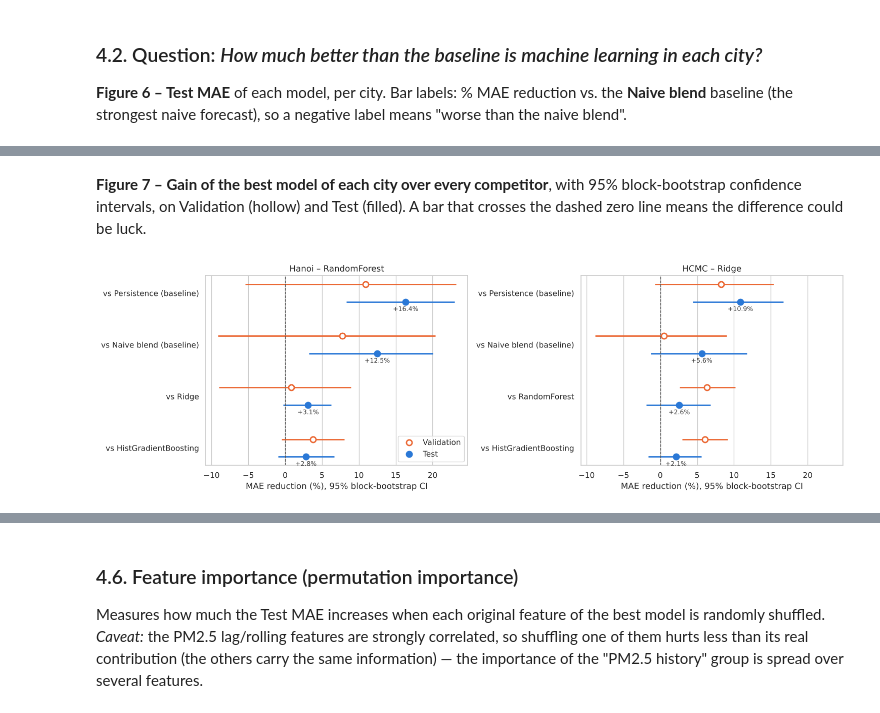
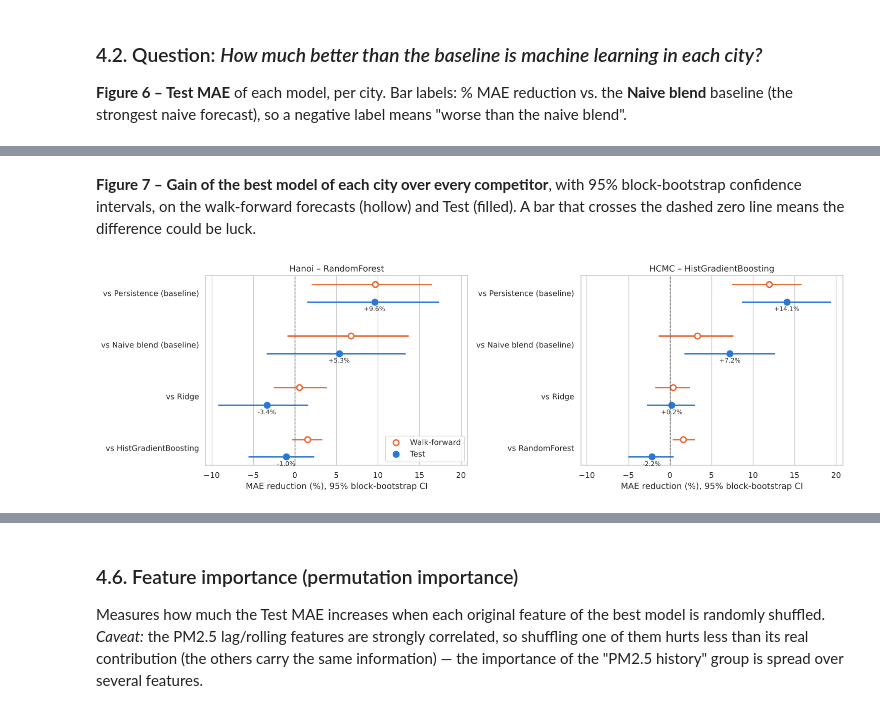
Before and after one commit to perckgg/NTLT, a Jupyter notebook: 03_TimeSeries/result/03_TimeSeries_Air_Quality_executed.ipynb, the cells around one changed output, grey strips where cells are left out. Cells and saved outputs as stored; diff of their text form; code cells hidden in the pictures.

```diff
--- a/03_TimeSeries/result/03_TimeSeries_Air_Quality_executed.ipynb
+++ b/03_TimeSeries/result/03_TimeSeries_Air_Quality_executed.ipynb
@@ -850,0 +913,14 @@ display(val_table.reindex(columns=list(CITY_FILES), level=1).reindex(list(make_m
+# %%
+wf_results = pd.concat([f.walk_forward() for f in forecasters.values()], ignore_index=True)
+wf_table = wf_results.pivot(index='model', columns='city', values=['MAE', 'RMSE', 'R2'])
+display(wf_table.reindex(columns=list(CITY_FILES), level=1).reindex(list(make_models())).round(3))
+
+ml_wf = wf_results[~wf_results.model.isin(BASELINES)]
+best_model = ml_wf.loc[ml_wf.groupby('city')['MAE'].idxmin()].set_index('city')['model']
+print('Best model (lowest pooled walk-forward MAE among the ML models):', best_model.to_dict())
+
+for city, f in forecasters.items():
+    w_per_fold = {}
+    for month, train, val in walk_forward_folds(f.dev):
+        w_per_fold[str(month)] = clone(f.models['Naive blend (baseline)']).fit(train[FEATURES], train[TARGET]).w_
+    print(f'{city} – Naive blend weight w learned in each fold:', w_per_fold)
@@ -864,9 +1004,7 @@ display(test_results.set_index(['city', 'model']).style.format(
     {'MAE': '{:.2f}', 'RMSE': '{:.2f}', 'R2': '{:.3f}', 'MAE vs Persistence': '{:+.1%}', 'MAE vs Naive blend': '{:+.1%}'}))
 print('Test:', {c: f.test.index.min().strftime('%Y-%m-%d') + ' → ' + f.test.index.max().strftime('%Y-%m-%d')
                 for c, f in forecasters.items()})
-ml_val = val_results[~val_results.model.isin(BASELINES)]
-best_model = ml_val.loc[ml_val.groupby('city')['MAE'].idxmin()].set_index('city')['model']
-print('Best model (chosen on Validation):', best_model.to_dict())
+print('Best model (chosen by walk-forward validation, Section 3.2):', best_model.to_dict())
 # %% [output]
 |  |  | MAE | RMSE | R2 | MAE vs Persistence | MAE vs Naive blend |
 | city | model |  |  |  |  |  |
@@ -953,12 +1075,12 @@ stationary within the Test period.
 BLOCK_DAYS = 3
 N_BOOT = 2000
 
-# Block-length check on Validation: autocorrelation of the daily mean |error| difference (best model − Naive blend)
+# Block-length check on the walk-forward forecasts: autocorrelation of the daily mean |error| difference (best model − Naive blend)
 for city, f in forecasters.items():
-    p = f.val_predictions
+    p = f.wf_predictions
     diff = (p[best_model[city]] - p['actual']).abs() - (p['Naive blend (baseline)'] - p['actual']).abs()
     daily_diff = diff.groupby((diff.index + pd.Timedelta(hours=HORIZON)).floor('D')).mean().asfreq('D')
-    print(f'{city} (Validation): autocorrelation of the daily error difference at lag 1/2/3 days = '
+    print(f'{city} (walk-forward): autocorrelation of the daily error difference at lag 1/2/3 days = '
           + ' / '.join(f'{daily_diff.autocorr(k):.2f}' for k in (1, 2, 3)))
 
 
@@ -987,7 +1109,7 @@ def competitors(city):
 
 rows = []
 for city, f in forecasters.items():
-    for set_name, preds in [('Validation', f.val_predictions), ('Test', f.test_predictions)]:
+    for set_name, preds in [('Walk-forward', f.wf_predictions), ('Test', f.test_predictions)]:
         for other in competitors(city):
             rows.append({'city': city, 'set': set_name, 'model': best_model[city], 'vs': other,
                          **block_bootstrap_gain(preds, best_model[city], other)})
@@ -997,10 +1119,11 @@ display(boot.style.format({'gain': '{:+.1%}', 'ci_low': '{:+.1%}', 'ci_high': '{
 for r in boot.itertuples():
     print(f'BOOT | {r.city} | {r.set} | {r.model} vs {r.vs} | gain {r.gain:+.1%} [{r.ci_low:+.1%}, {r.ci_high:+.1%}]')
 
-print('\nSensitivity to the block length (Test, best model vs Naive blend):')
+print('\nSensitivity to the block length (best model vs Naive blend):')
 for city, f in forecasters.items():
-    cis = {L: block_bootstrap_gain(f.test_predictions, best_model[city], 'Naive blend (baseline)', block_days=L)
-           for L in (1, 3, 7)}
-    print(f'{city}: ' + ' | '.join(f"{L}-day blocks ({c['blocks']}): [{c['ci_low']:+.1%}, {c['ci_high']:+.1%}]"
-                                   for L, c in cis.items()))
+    for set_name, preds in [('Walk-forward', f.wf_predictions), ('Test', f.test_predictions)]:
+        cis = {L: block_bootstrap_gain(preds, best_model[city], 'Naive blend (baseline)', block_days=L)
+               for L in (1, 3, 7)}
+        print(f'{city} {set_name}: ' + ' | '.join(f"{L}-day blocks ({c['blocks']}): [{c['ci_low']:+.1%}, {c['ci_high']:+.1%}]"
+                                                  for L, c in cis.items()))
 # %% [output]
@@ -1046,29 +1166,29 @@ HCMC: 1-day blocks (92): [-0.6%, +11.6%] | 3-day blocks (31): [-1.3%, +11.8%] |
 # %% [markdown]
 **Figure 7 – Gain of the best model of each city over every competitor**, with 95% block-bootstrap confidence intervals,
-on Validation (hollow) and Test (filled). A bar that crosses the dashed zero line means the difference could be luck.
+on the walk-forward forecasts (hollow) and Test (filled). A bar that crosses the dashed zero line means the difference could be luck.
 # %%
 # Forest plot of the bootstrap confidence intervals
-SET_STYLE = {'Validation': {'color': '#eb6834', 'mfc': 'white', 'offset': -0.17},   # y axis is inverted: Validation on top
+SET_STYLE = {'Walk-forward': {'color': '#eb6834', 'mfc': 'white', 'offset': -0.17},   # y axis is inverted: walk-forward on top
              'Test': {'color': '#2a78d6', 'mfc': '#2a78d6', 'offset': 0.17}}
 fig, axes = plt.subplots(1, 2, figsize=(15, 4.8), sharex=True)
 for ax, city in zip(axes, CITY_FILES):
     labels = competitors(city)
     for set_name, st in SET_STYLE.items():
         sub = boot[(boot.city == city) & (boot.set == set_name)].set_index('vs').loc[labels]
         y = np.arange(len(labels)) + st['offset']
         ax.hlines(y, sub['ci_low'] * 100, sub['ci_high'] * 100, color=st['color'], lw=2)
         ax.plot(sub['gain'] * 100, y, 'o', ms=8, color=st['color'], mfc=st['mfc'], mew=2, label=set_name)
         if set_name == 'Test':
             for yi, g in zip(y, sub['gain']):
                 ax.annotate(f'{g:+.1%}', (g * 100, yi), xytext=(0, -13), textcoords='offset points',
                             ha='center', fontsize=9, color='#333333')
     ax.axvline(0, color='#555555', ls='--', lw=1)
     ax.set_yticks(range(len(labels)), [f'vs {l}' for l in labels])
     ax.invert_yaxis()
     ax.set(title=f'{city} – {best_model[city]}', xlabel='MAE reduction (%), 95% block-bootstrap CI')
     ax.grid(axis='y', visible=False)
 axes[0].legend(loc='lower right')
 plt.tight_layout()
 plt.show()
 # %% [output]
-[figure, old version]
+[figure, new version]
```
Also changed, not shown: parts of 59 cells of this notebook, 6 other files.
